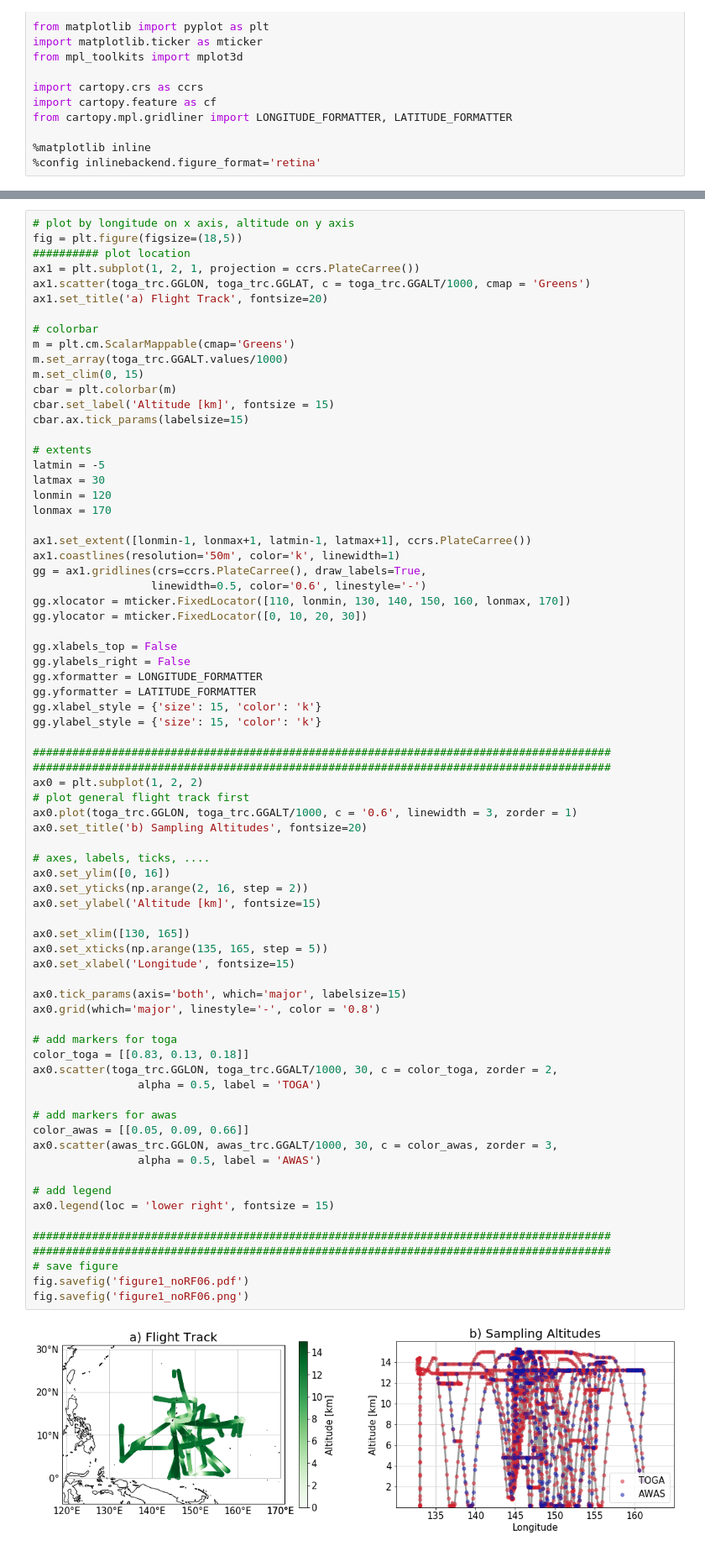
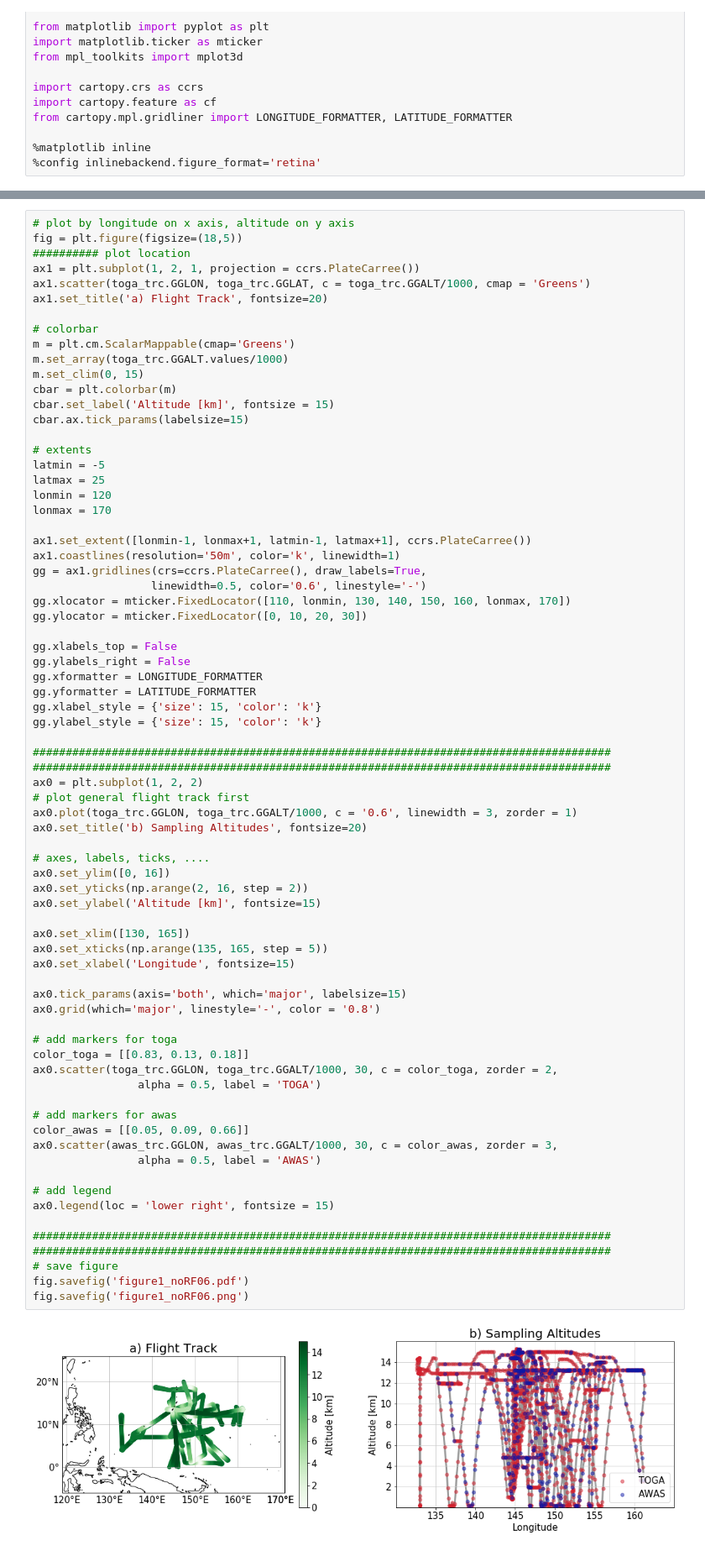
Before and after one commit to schelpon/TTS_2020_HD, a Jupyter notebook: regional_plots/figure1.ipynb, the cells around one changed output, grey strips where cells are left out. Shown at 84% size. Cells and saved outputs as stored; diff of their text form.

```diff
--- a/regional_plots/figure1.ipynb
+++ b/regional_plots/figure1.ipynb
@@ -42,7 +45,7 @@ cbar.ax.tick_params(labelsize=15)
 
 # extents
 latmin = -5
-latmax = 30
+latmax = 25
 lonmin = 120
 lonmax = 170
 
@@ -71,31 +74,31 @@ ax0.set_title('b) Sampling Altitudes', fontsize=20)
 ax0.set_ylim([0, 16])
 ax0.set_yticks(np.arange(2, 16, step = 2))
 ax0.set_ylabel('Altitude [km]', fontsize=15)
 
 ax0.set_xlim([130, 165])
 ax0.set_xticks(np.arange(135, 165, step = 5))
 ax0.set_xlabel('Longitude', fontsize=15)
 
 ax0.tick_params(axis='both', which='major', labelsize=15)
 ax0.grid(which='major', linestyle='-', color = '0.8')
 
 # add markers for toga
 color_toga = [[0.83, 0.13, 0.18]]
 ax0.scatter(toga_trc.GGLON, toga_trc.GGALT/1000, 30, c = color_toga, zorder = 2,
                 alpha = 0.5, label = 'TOGA')
 
 # add markers for awas
 color_awas = [[0.05, 0.09, 0.66]]
 ax0.scatter(awas_trc.GGLON, awas_trc.GGALT/1000, 30, c = color_awas, zorder = 3,
                 alpha = 0.5, label = 'AWAS')
 
 # add legend
 ax0.legend(loc = 'lower right', fontsize = 15)
 
 ########################################################################################
 ########################################################################################
 # save figure
 fig.savefig('figure1_noRF06.pdf')
 fig.savefig('figure1_noRF06.png')
 # %% [output]
-[figure, old version]
+[figure, new version]
```
Also changed, not shown: parts of 3 cells of this notebook, 9 other files.
